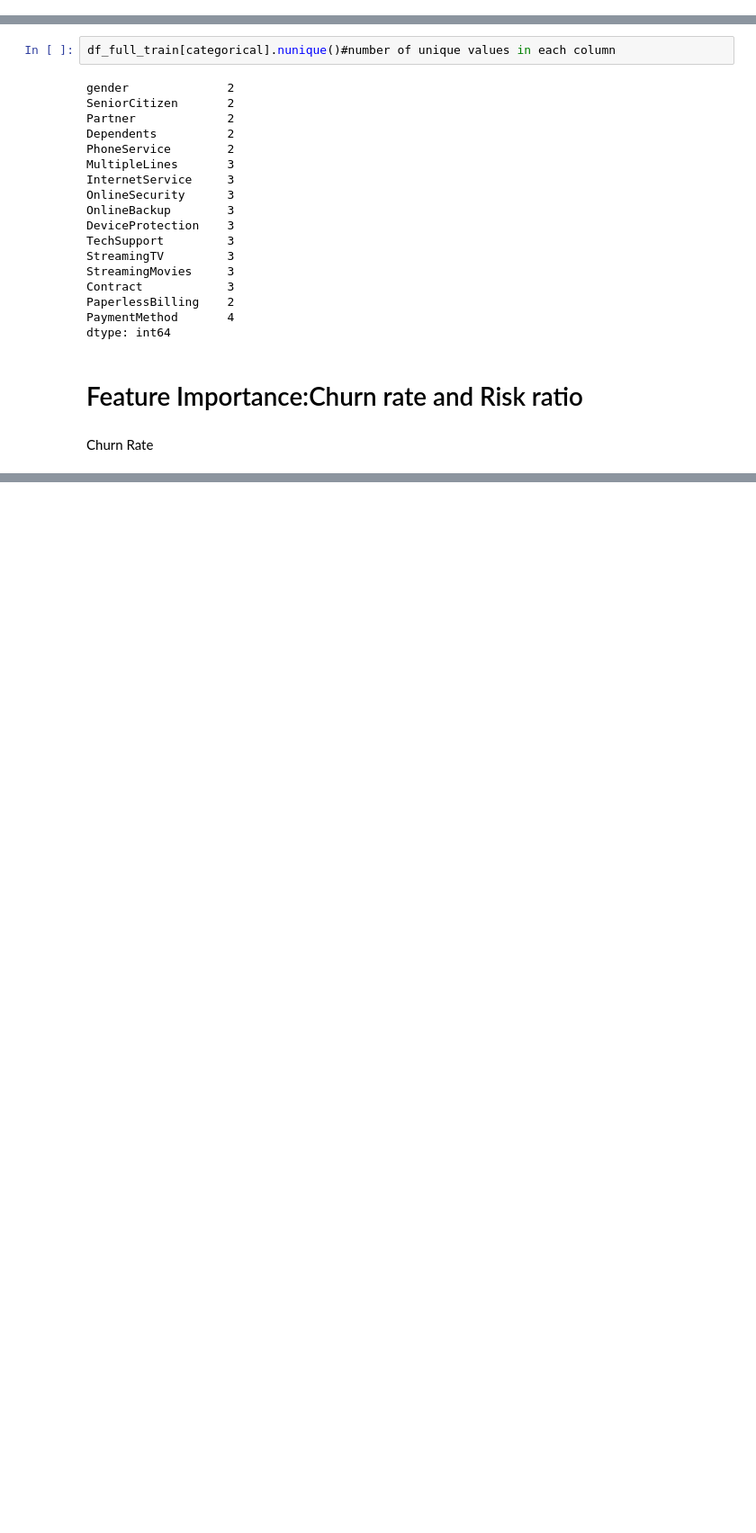
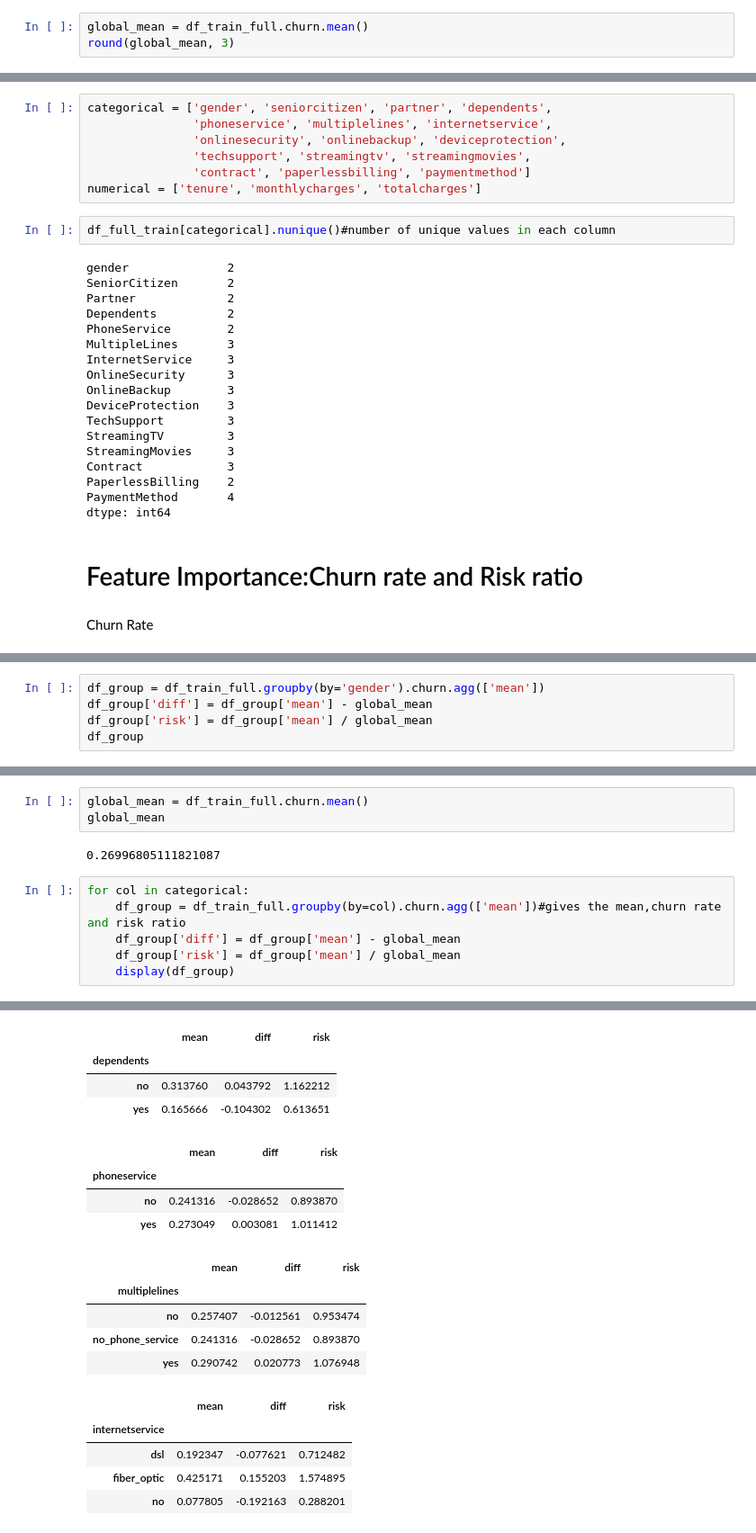
Before and after one commit to felicitymueni/Felicity-musau-Independent-project, a Jupyter notebook: FELICITY_CHURN_PREDICTION_PROJECT.ipynb, the cells around one changed output, grey strips where cells are left out. Shown: that part at 90% size. Cells and saved outputs as stored; diff of their text form; blank space fills up the shorter version.

```diff
--- a/FELICITY_CHURN_PREDICTION_PROJECT.ipynb
+++ b/FELICITY_CHURN_PREDICTION_PROJECT.ipynb
@@ -412,0 +235,3 @@ df_full_train[categorical]
+# %%
+global_mean = df_train_full.churn.mean()
+round(global_mean, 3)
@@ -413,3 +240,10 @@ df_full_train[categorical]
+# %%
+categorical = ['gender', 'seniorcitizen', 'partner', 'dependents',
+               'phoneservice', 'multiplelines', 'internetservice',
+               'onlinesecurity', 'onlinebackup', 'deviceprotection',
+               'techsupport', 'streamingtv', 'streamingmovies',
+               'contract', 'paperlessbilling', 'paymentmethod']
+numerical = ['tenure', 'monthlycharges', 'totalcharges']
 # %%
 df_full_train[categorical].nunique()#number of unique values in each column
 # %% [output]
@@ -498,0 +305,5 @@ Name: Partner, dtype: int64
+# %%
+df_group = df_train_full.groupby(by='gender').churn.agg(['mean'])
+df_group['diff'] = df_group['mean'] - global_mean
+df_group['risk'] = df_group['mean'] / global_mean
+df_group
@@ -498,0 +317,12 @@ Name: Partner, dtype: int64
+# %%
+global_mean = df_train_full.churn.mean()
+global_mean
+# %% [output]
+0.26996805111821087
+# %%
+for col in categorical:
+    df_group = df_train_full.groupby(by=col).churn.agg(['mean'])#gives the mean,churn rate and risk ratio
+    df_group['diff'] = df_group['mean'] - global_mean
+    df_group['risk'] = df_group['mean'] / global_mean
+    display(df_group)
+# %% [output]
@@ -498,0 +341,18 @@ Name: Partner, dtype: int64
+|  | mean | diff | risk |
+| dependents |  |  |  |
+| no | 0.313760 | 0.043792 | 1.162212 |
+| yes | 0.165666 | -0.104302 | 0.613651 |
+|  | mean | diff | risk |
+| phoneservice |  |  |  |
+| no | 0.241316 | -0.028652 | 0.893870 |
+| yes | 0.273049 | 0.003081 | 1.011412 |
+|  | mean | diff | risk |
+| multiplelines |  |  |  |
+| no | 0.257407 | -0.012561 | 0.953474 |
+| no_phone_service | 0.241316 | -0.028652 | 0.893870 |
+| yes | 0.290742 | 0.020773 | 1.076948 |
+|  | mean | diff | risk |
+| internetservice |  |  |  |
+| dsl | 0.192347 | -0.077621 | 0.712482 |
+| fiber_optic | 0.425171 | 0.155203 | 1.574895 |
+| no | 0.077805 | -0.192163 | 0.288201 |
```
Also changed, not shown: parts of 87 cells of this notebook.
